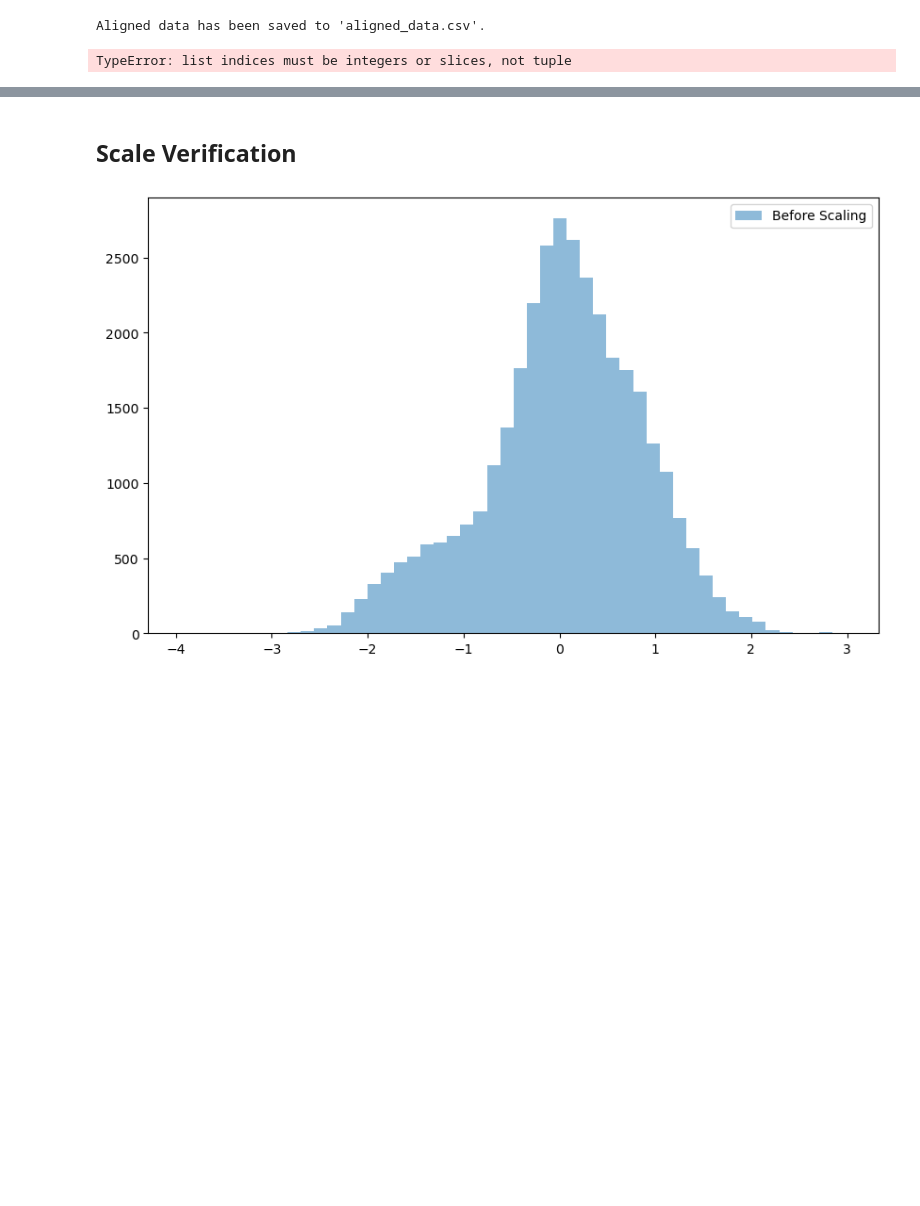
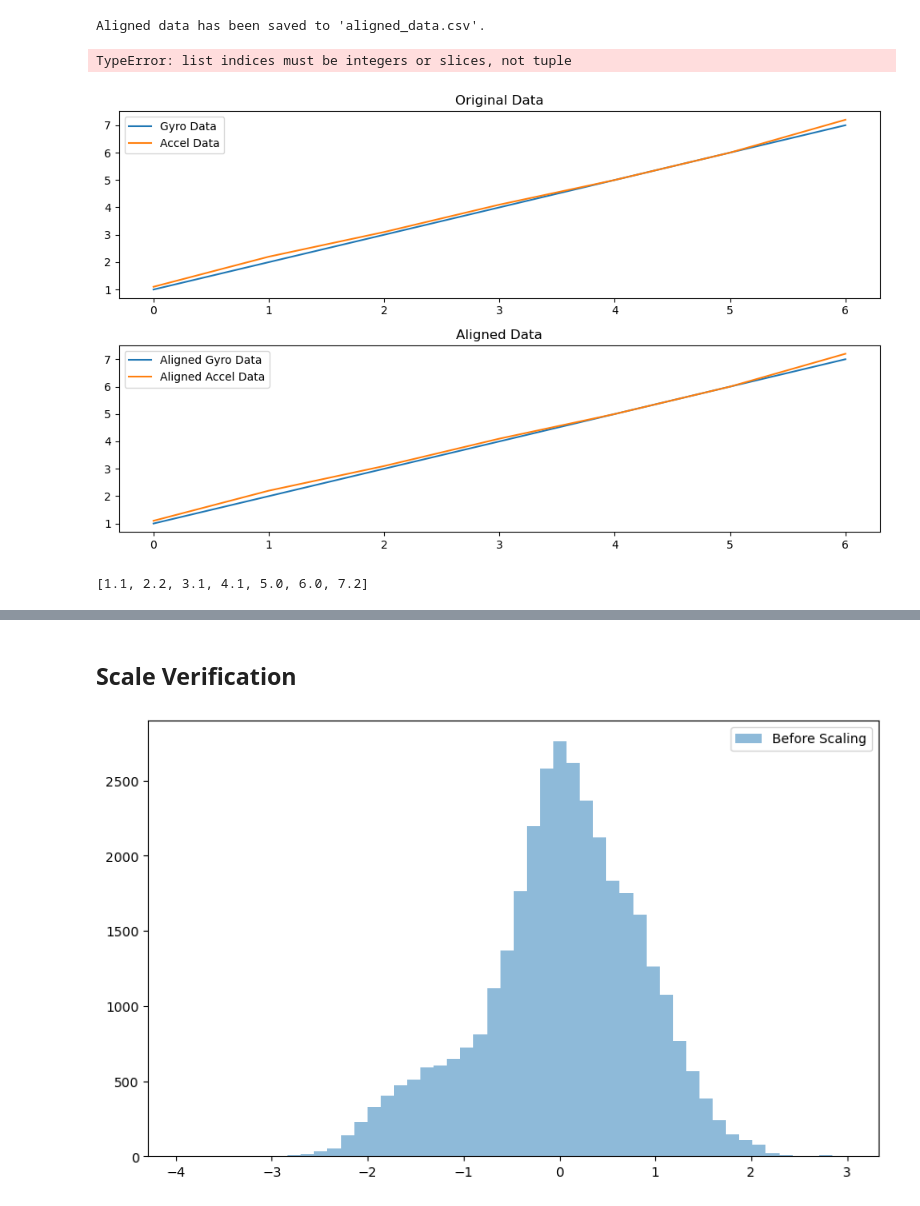
Before and after one commit to lynxzen/Gait-Classification-LSTM, a Jupyter notebook: Gait LSTM.ipynb, the cells around one changed output, grey strips where cells are left out. Cells and saved outputs as stored; diff of their text form; code cells hidden in the pictures; blank space fills up the shorter version.

```diff
--- a/Gait LSTM.ipynb
+++ b/Gait LSTM.ipynb
@@ -16,8 +16,8 @@ import os
 import glob
 
 # input and output directories
-root_dir = '/Users/joshuavargas/research/datasets/BB-MAS_Dataset/BB-MAS_Dataset/'
-output_base_dir = '/Users/joshuavargas/research/datasets/BB-MAS_Preprocessed/'
+root_dir = '../datasets/BB-MAS_Dataset/BB-MAS_Dataset/'
+output_base_dir = '../datasets/BB-MAS_Preprocessed/'
 
 # distinguish between accelerometer and gyroscope data
 sensor_types = {'Accelerometer': 'accelerometer', 'Gyroscope': 'gyroscope'}
@@ -63,15 +63,15 @@ for i in range(1, 118):
 # %% [markdown]
 ## Resizing
 # %%
-import pandas
+import pandas as pd
 import os
 import glob
 
-folder_path_accelerometer = '/Users/joshuavargas/research/datasets/BB-MAS_Preprocessed/accelerometer/'
-folder_path_gyroscope = '/Users/joshuavargas/research/datasets/BB-MAS_Preprocessed/gyroscope/'
+folder_path_accelerometer = '../datasets/BB-MAS_Preprocessed/accelerometer/'
+folder_path_gyroscope = '../datasets/BB-MAS_Preprocessed/gyroscope/'
 
-csv_files_accelerometer = glob.glob(os.path.join(folder_path, '*_PocketPhone_*.csv'))
-csv_files_gyroscope = glob.glob(os.path.join(folder_path, '*_PocketPhone_*.csv'))
+csv_files_accelerometer = glob.glob(os.path.join(folder_path_accelerometer, '*_PocketPhone_*.csv'))
+csv_files_gyroscope = glob.glob(os.path.join(folder_path_gyroscope, '*_PocketPhone_*.csv'))
 num_rows = 1000000
 
 for csv_file in csv_files_accelerometer:
@@ -274,3 +274,41 @@ aligned_data.to_csv(output_filepath, index=False)
 print(f"Aligned data has been saved to '{output_filepath}'.")
 # %% [output]
 TypeError: list indices must be integers or slices, not tuple
+# %%
+import numpy as np
+from dtaidistance import dtw
+import matplotlib.pyplot as plt
+
+# Example data (replace these with your actual sensor data)
+gyro_data = np.array([1, 2, 3, 4, 5, 6, 7])
+accel_data = np.array([1.1, 2.2, 3.1, 4.1, 5, 6, 7.2])
+
+# Compute DTW
+distance, paths = dtw.warping_paths(gyro_data, accel_data)
+best_path = dtw.best_path(paths)
+
+# Aligned sequences (for visualization)
+aligned_gyro_data = [gyro_data[i] for i, j in best_path]
+aligned_accel_data = [accel_data[j] for i, j in best_path]
+
+# Plotting original and aligned data
+plt.figure(figsize=(10, 6))
+plt.subplot(2, 1, 1)
+plt.plot(gyro_data, label='Gyro Data')
+plt.plot(accel_data, label='Accel Data')
+plt.title('Original Data')
+plt.legend()
+
+plt.subplot(2, 1, 2)
+plt.plot(aligned_gyro_data, label='Aligned Gyro Data')
+plt.plot(aligned_accel_data, label='Aligned Accel Data')
+plt.title('Aligned Data')
+plt.legend()
+
+plt.tight_layout()
+plt.show()
+
+print(aligned_accel_data)
+# %% [output]
+[figure, added]
+[1.1, 2.2, 3.1, 4.1, 5.0, 6.0, 7.2]
```
Also changed, not shown: parts of 4 cells of this notebook.
